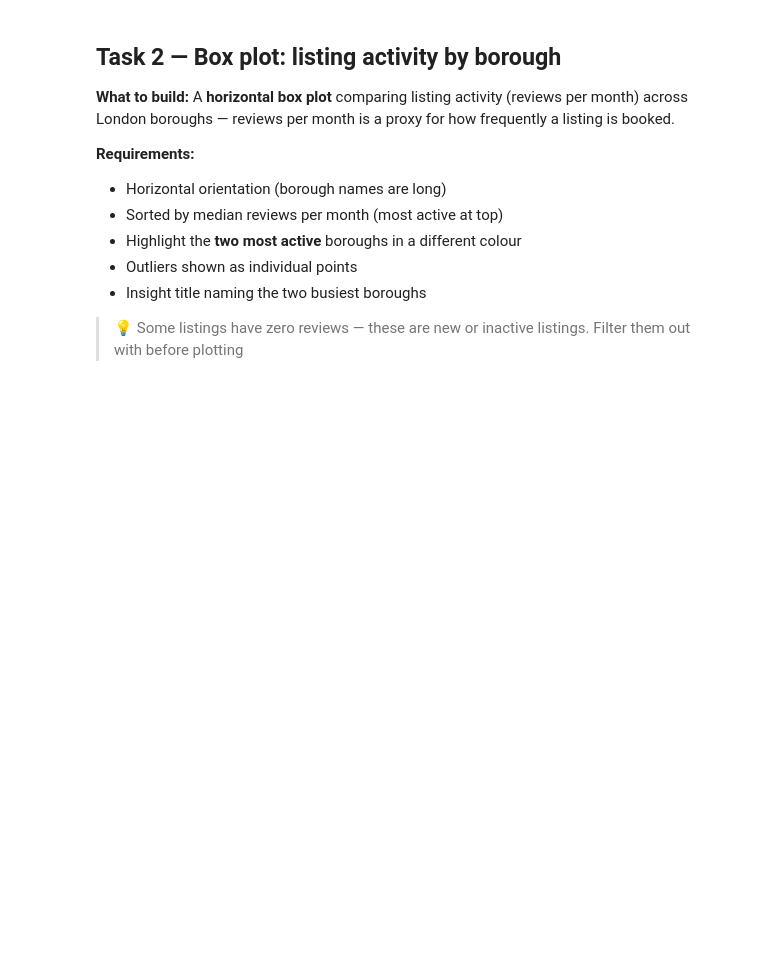
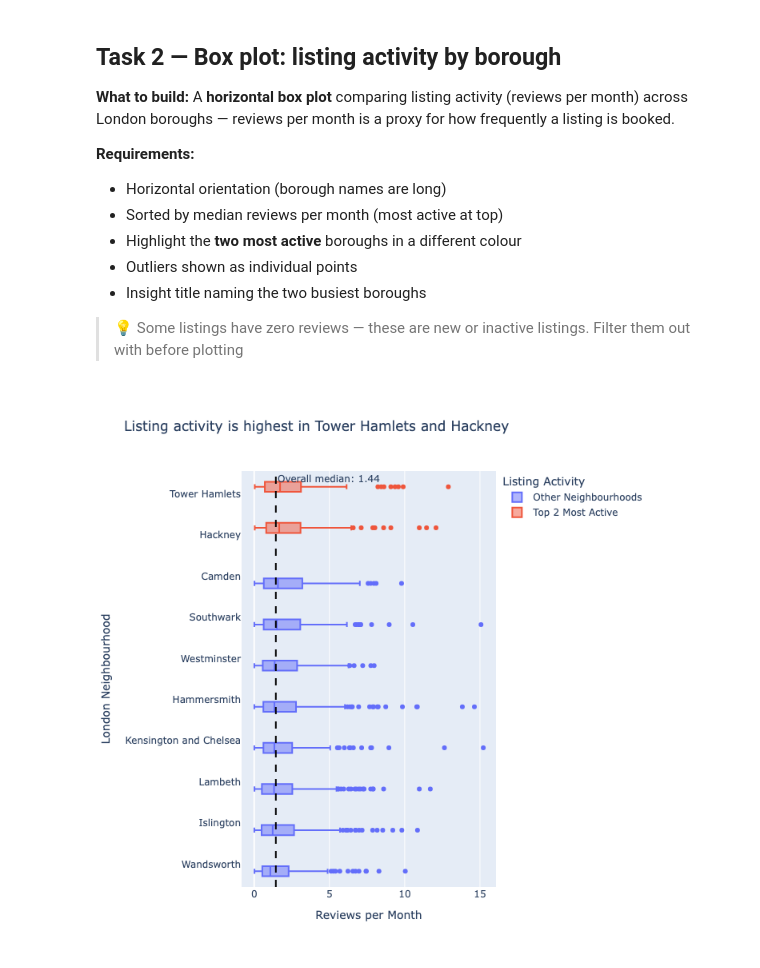
Before and after one commit to Anonymous2004369/dataviz-exercises-sujith, a Jupyter notebook: week05/lecture05_exercise.ipynb, the cells around one changed output. Drawn from its saved outputs; the diff is of its cells as text; code cells hidden in the pictures; blank space fills up the shorter version.

```diff
--- a/week05/lecture05_exercise.ipynb
+++ b/week05/lecture05_exercise.ipynb
@@ -133,4 +153,62 @@ ValueError: Mime type rendering requires nbformat>=4.2.0 but it is not installed
 > 💡 Some listings have zero reviews — these are new or inactive listings. Filter them out with before plotting
 # %%
 # Task 2
-# YOUR CODE HERE
+# Remove listings with zero reviews per month
+box_df = df_cap[df_cap['reviews_per_month'] > 0].copy()
+
+# Calculate median activity for each neighbourhood
+borough_medians = (
+    box_df.groupby('neighbourhood')['reviews_per_month']
+    .median()
+    .sort_values(ascending=False)
+)
+
+# Identify the two most active neighbourhoods
+top_two = borough_medians.head(2).index.tolist()
+
+# Highlight the two busiest neighbourhoods
+box_df['Activity Group'] = np.where(
+    box_df['neighbourhood'].isin(top_two),
+    'Top 2 Most Active',
+    'Other Neighbourhoods'
+)
+
+# Sort neighbourhoods by median activity
+borough_order = borough_medians.index.tolist()
+
+# Create horizontal box plot
+fig = px.box(
+    box_df,
+    x='reviews_per_month',
+    y='neighbourhood',
+    orientation='h',
+    color='Activity Group',
+    category_orders={'neighbourhood': borough_order},
+    points='outliers',
+    title=f'Listing activity is highest in {top_two[0]} and {top_two[1]}',
+    labels={
+        'reviews_per_month': 'Reviews per Month',
+        'neighbourhood': 'London Neighbourhood'
+    }
+)
+
+# Add overall median reference line
+overall_median = box_df['reviews_per_month'].median()
+
+fig.add_vline(
+    x=overall_median,
+    line_dash='dash',
+    line_color='black',
+    annotation_text=f'Overall median: {overall_median:.2f}'
+)
+
+fig.update_layout(
+    xaxis_title='Reviews per Month',
+    yaxis_title='London Neighbourhood',
+    height=max(700, len(borough_order) * 25),
+    legend_title='Listing Activity'
+)
+
+fig.show(renderer="png")
+# %% [output]
+[figure, added]
```
Also changed, not shown: parts of 2 cells of this notebook.
